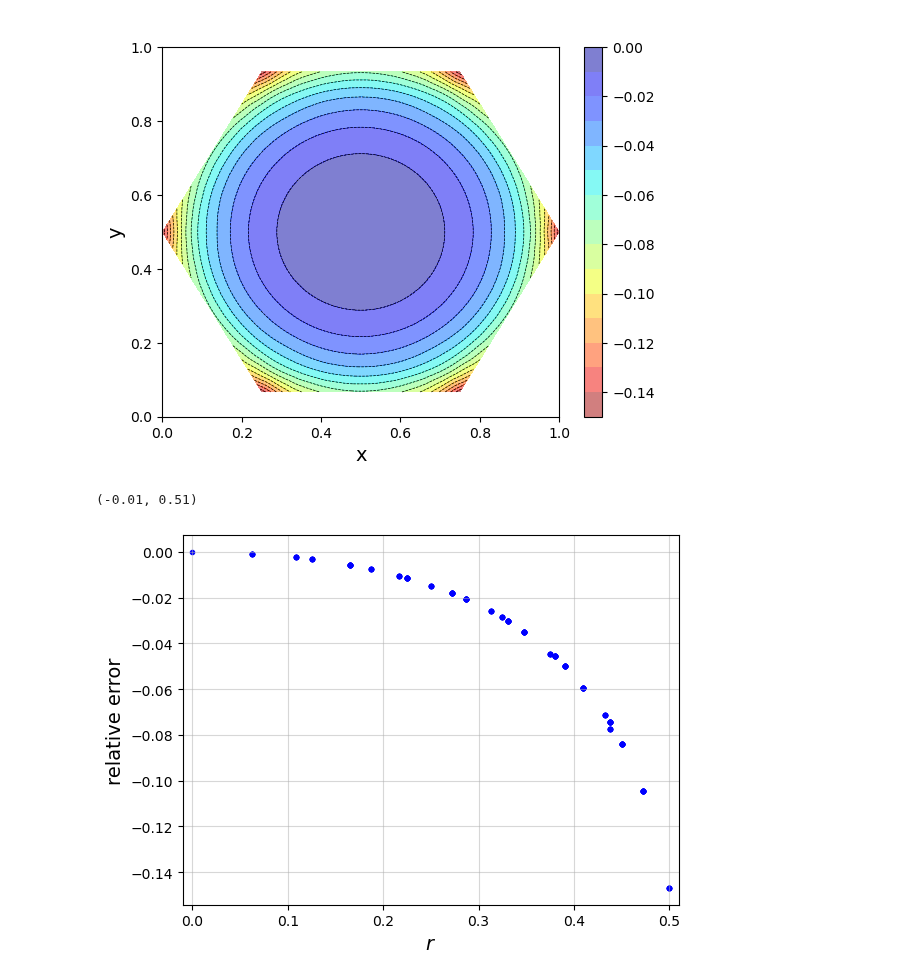
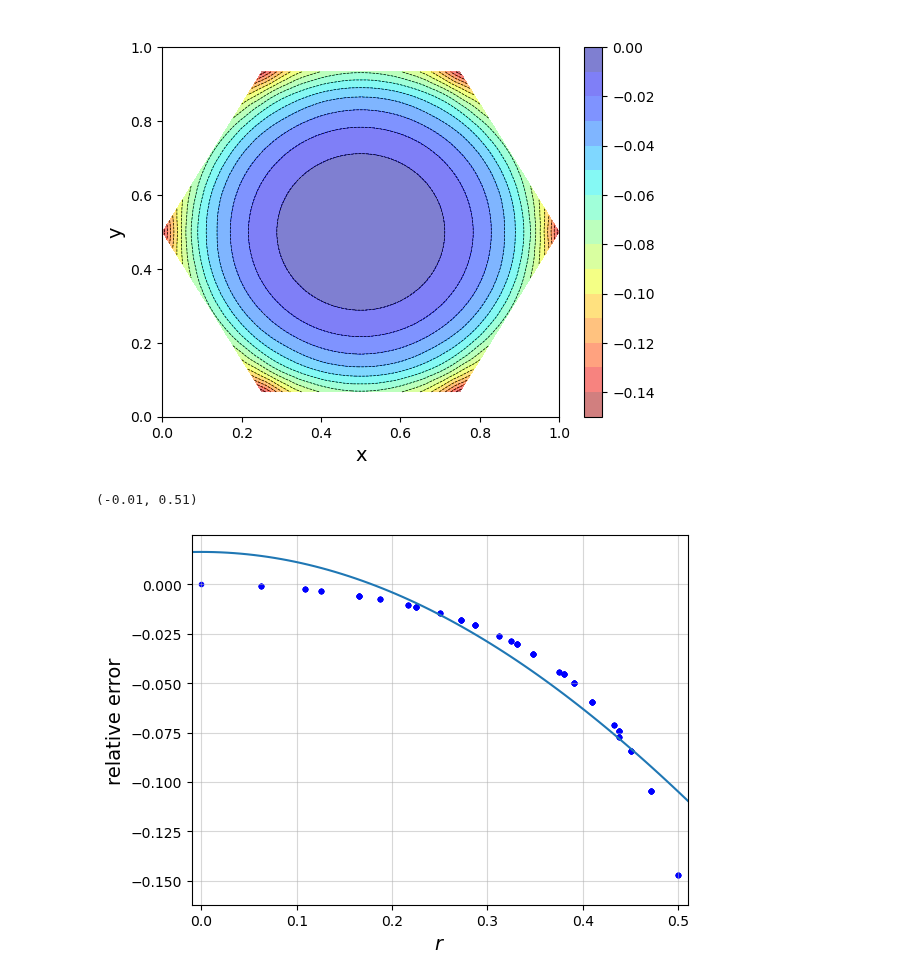
Before and after one commit to JaNiebu/BT_DECinPhysics, a Jupyter notebook: PoissonGauss.ipynb, the cells around one changed output. Saved outputs shown, nothing was run; the diff lists cells and outputs as text; code cells hidden in the pictures.

```diff
--- a/PoissonGauss.ipynb
+++ b/PoissonGauss.ipynb
@@ -94,6 +95,14 @@ plt.ylabel('y',fontsize=14)
 # %% [output]
 Text(0, 0.5, 'y')
 [figure]
+# %%
+
+R = []
+Y = []
+for i in range(0,len(V)):
+    R.append( ((V[i][0]-0.5)**2 + (V[i][1]-0.5)**2) )
+    Y.append( (math.log(Sol[i]+constant2)) )
+res = scipy.stats.linregress( R, Y)
 # %%
 def InterpolationPlot2( Vertices , Values, Title, Triangulation):
     #define grid
@@ -150,13 +160,15 @@ Text(0, 0.5, 'y')
 # %%
 plt.grid(alpha=0.5)
 for i in range(0,len(V)):
     r = ((V[i][0]-0.5)**2 + (V[i][1]-0.5)**2)**0.5
     plt.scatter( r , Error[i] , color='b', marker='.')
 
+plt.plot(X, np.exp((res.slope + 10.)*X**2 + res.intercept)-1. )
+
 plt.xlabel(r'$r$',fontsize=14)
 plt.ylabel('relative error', fontsize=14)
 plt.xlim(-0.01,0.51)
 # %% [output]
 (-0.01, 0.51)
-[figure, old version]
+[figure, new version]
 # %%
```
Also changed, not shown: parts of 3 cells of this notebook, 2 other files.
